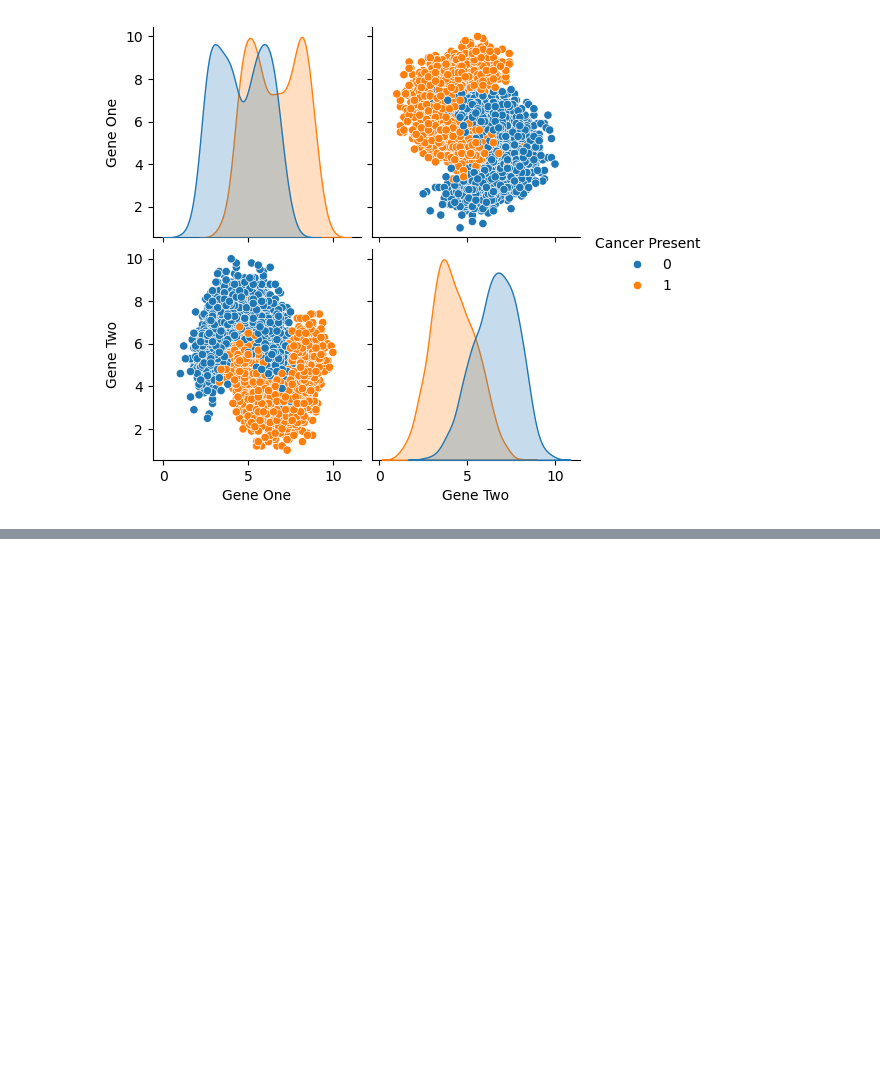
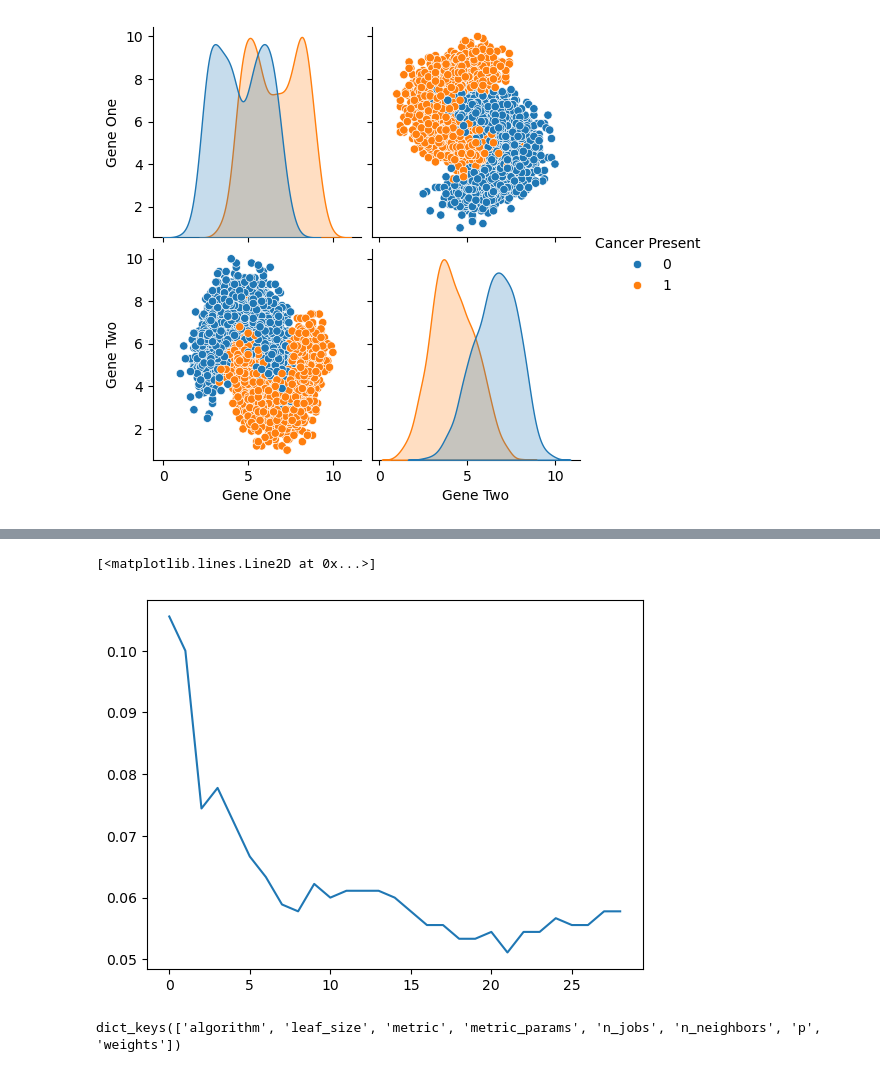
Before and after one commit to furkannzdl/DataScience, a Jupyter notebook: knn_temp.ipynb, the cells around one changed output, grey strips where cells are left out. Saved outputs shown, nothing was run; the diff lists cells and outputs as text; code cells hidden in the pictures; blank space fills up the shorter version.

```diff
--- a/knn_temp.ipynb
+++ b/knn_temp.ipynb
@@ -47,0 +54,4 @@ train_test_split
+# %%
+model = KNeighborsClassifier(n_neighbors=1)
+# %%
+model.fit(X_train,y_train)
@@ -47,0 +60,2 @@ train_test_split
+# %%
+y_pred = model.predict(X_test)
@@ -47,0 +82,8 @@ train_test_split
+# %%
+test_errors = []
+
+for i in range(1,30):
+    k_model = KNeighborsClassifier(n_neighbors=i)
+    k_model.fit(X_train,y_train)
+    y_pred = k_model.predict(X_test)
+    test_errors.append(1-accuracy_score(y_test,y_pred))
@@ -47,0 +110,5 @@ train_test_split
+# %%
+plt.plot(test_errors)
+# %% [output]
+[<matplotlib.lines.Line2D at 0x...>]
+[figure, added]
@@ -47,0 +119,4 @@ train_test_split
+# %%
+knn.get_params().keys()
+# %% [output]
+dict_keys(['algorithm', 'leaf_size', 'metric', 'metric_params', 'n_jobs', 'n_neighbors', 'p', 'weights'])
```
Also changed, not shown: parts of 24 cells of this notebook, 3 other files.
